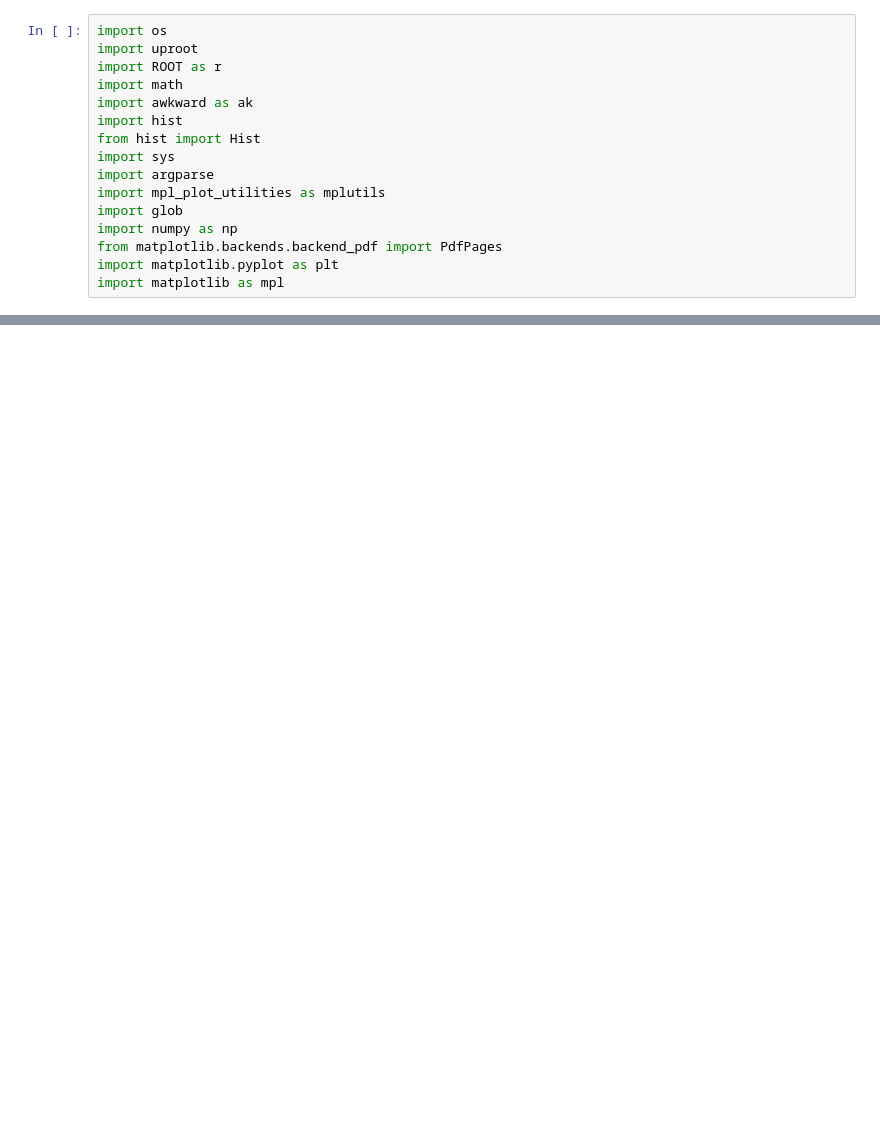
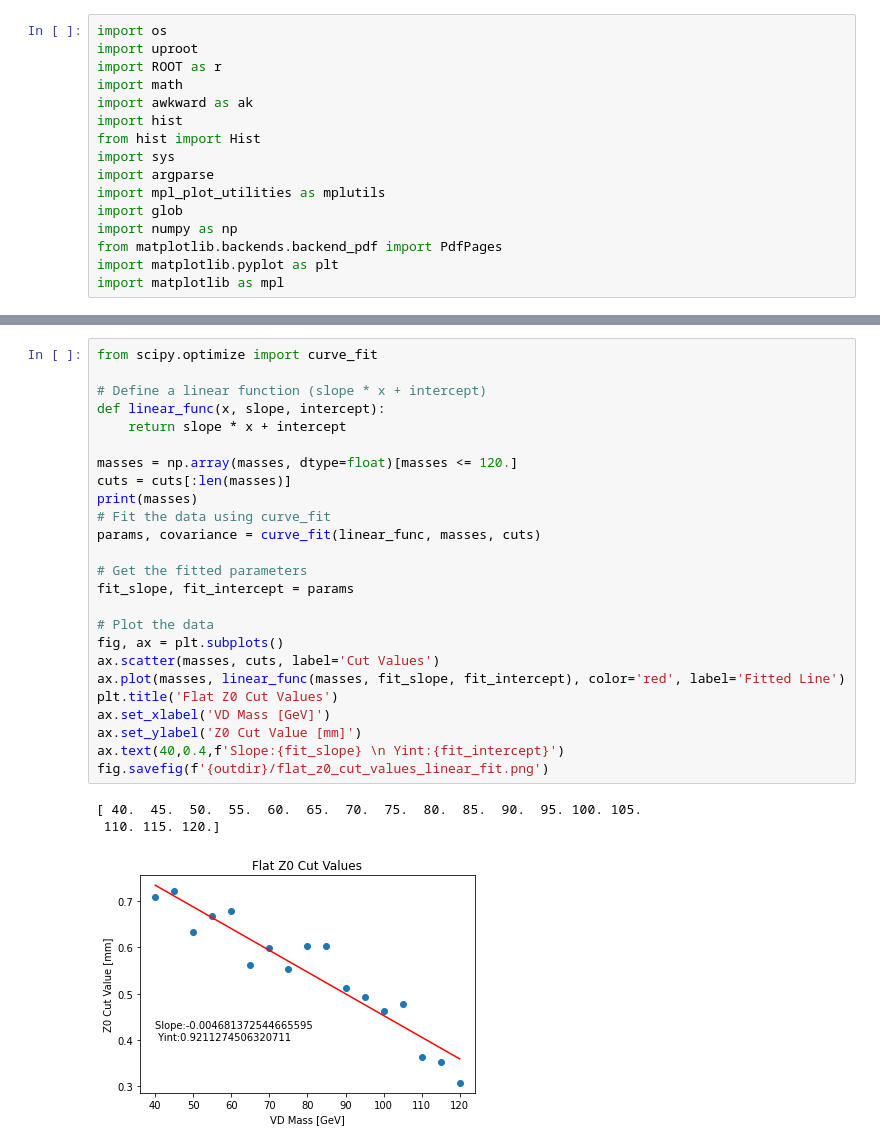
Before and after one commit to alspellm/HPS_Analysis, a Jupyter notebook: analysis/tight_selection_studies/zalpha_small/summarize_results.ipynb, the cells around one changed output, grey strips where cells are left out. Cells and saved outputs as stored; diff of their text form; blank space fills up the shorter version.

```diff
--- a/analysis/tight_selection_studies/zalpha_small/summarize_results.ipynb
+++ b/analysis/tight_selection_studies/zalpha_small/summarize_results.ipynb
@@ -129,0 +485,29 @@ pdf_all.close()
+# %%
+from scipy.optimize import curve_fit
+
+# Define a linear function (slope * x + intercept)
+def linear_func(x, slope, intercept):
+    return slope * x + intercept
+
+masses = np.array(masses, dtype=float)[masses <= 120.]
+cuts = cuts[:len(masses)]
+print(masses)
+# Fit the data using curve_fit
+params, covariance = curve_fit(linear_func, masses, cuts)
+
+# Get the fitted parameters
+fit_slope, fit_intercept = params
+
+# Plot the data
+fig, ax = plt.subplots()
+ax.scatter(masses, cuts, label='Cut Values')
+ax.plot(masses, linear_func(masses, fit_slope, fit_intercept), color='red', label='Fitted Line')
+plt.title('Flat Z0 Cut Values')
+ax.set_xlabel('VD Mass [GeV]')
+ax.set_ylabel('Z0 Cut Value [mm]')
+ax.text(40,0.4,f'Slope:{fit_slope} \n Yint:{fit_intercept}')
+fig.savefig(f'{outdir}/flat_z0_cut_values_linear_fit.png')
+# %% [output]
+[ 40.  45.  50.  55.  60.  65.  70.  75.  80.  85.  90.  95. 100. 105.
+ 110. 115. 120.]
+[figure, added]
```
Also changed, not shown: parts of 6 cells of this notebook, 6 other files.
